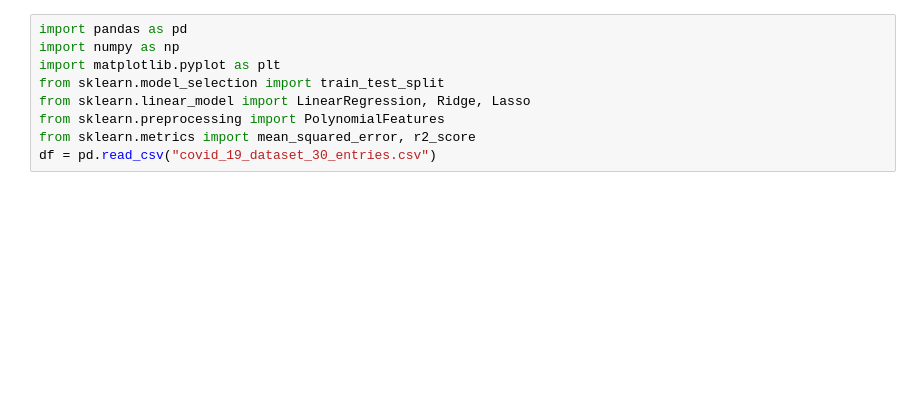
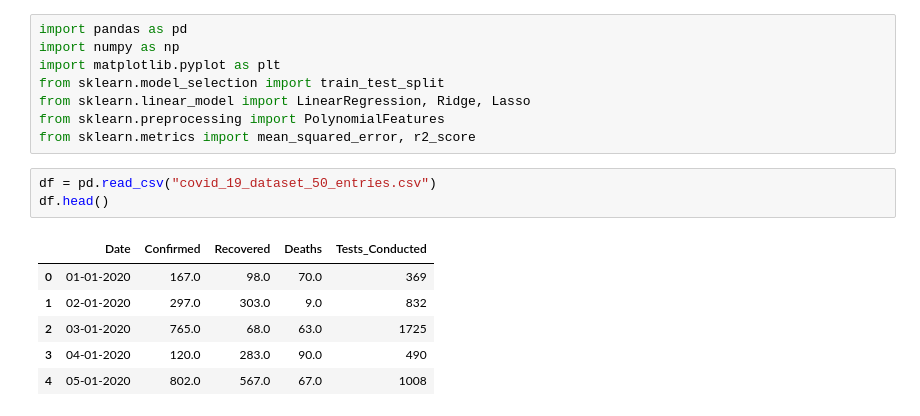
Before and after one commit to Aditi0831/linear-regression-lab-assignment-by-aditi-pandey-and-ruqqiya-noor, a Jupyter notebook: Untitled2 (1).ipynb, the cells around one changed output. Cells and saved outputs as stored; diff of their text form; blank space fills up the shorter version.

```diff
--- a/Untitled2 (1).ipynb
+++ b/Untitled2 (1).ipynb
@@ -6,4 +6,13 @@ from sklearn.model_selection import train_test_split
 from sklearn.linear_model import LinearRegression, Ridge, Lasso
 from sklearn.preprocessing import PolynomialFeatures
 from sklearn.metrics import mean_squared_error, r2_score
-df = pd.read_csv("covid_19_dataset_30_entries.csv")
+# %%
+df = pd.read_csv("covid_19_dataset_50_entries.csv")
+df.head()
+# %% [output]
+|  | Date | Confirmed | Recovered | Deaths | Tests_Conducted |
+| 0 | 01-01-2020 | 167.0 | 98.0 | 70.0 | 369 |
+| 1 | 02-01-2020 | 297.0 | 303.0 | 9.0 | 832 |
+| 2 | 03-01-2020 | 765.0 | 68.0 | 63.0 | 1725 |
+| 3 | 04-01-2020 | 120.0 | 283.0 | 90.0 | 490 |
+| 4 | 05-01-2020 | 802.0 | 567.0 | 67.0 | 1008 |
```
Also changed, not shown: parts of 13 cells of this notebook.
